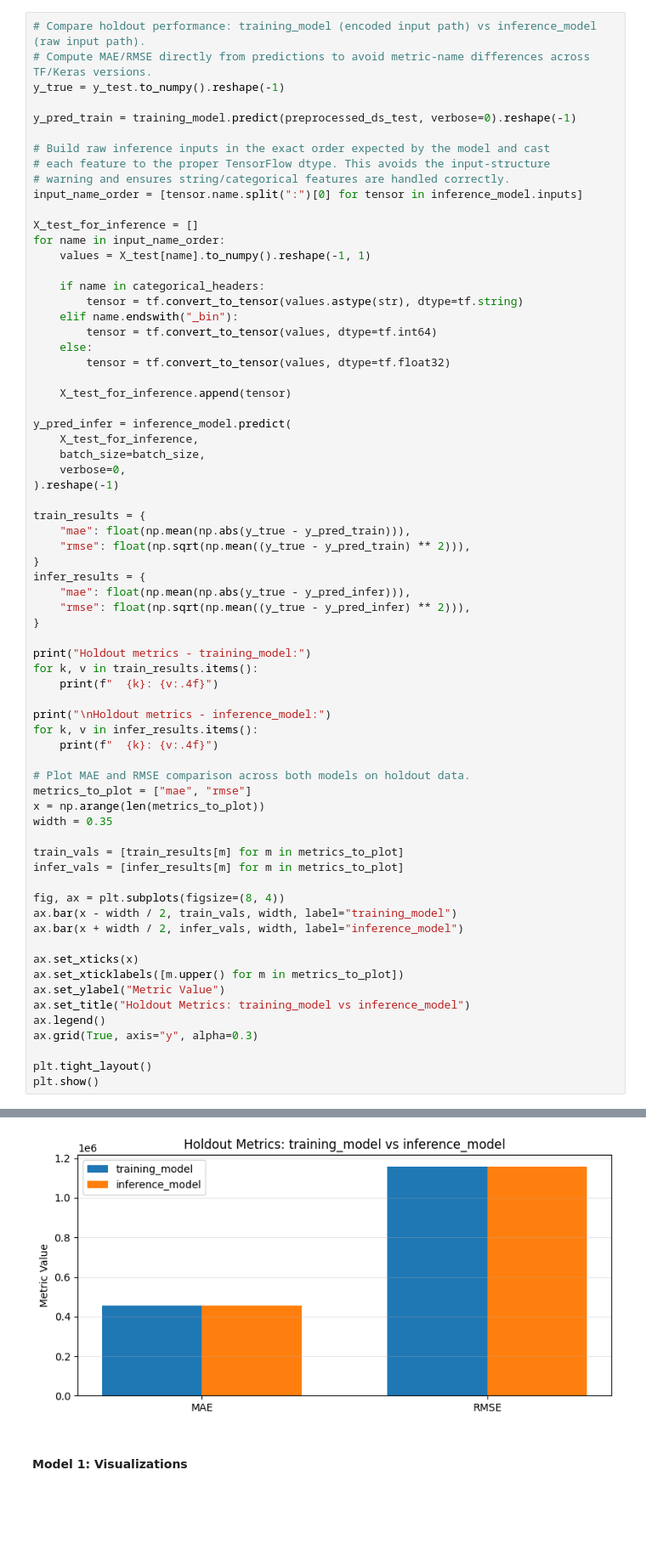
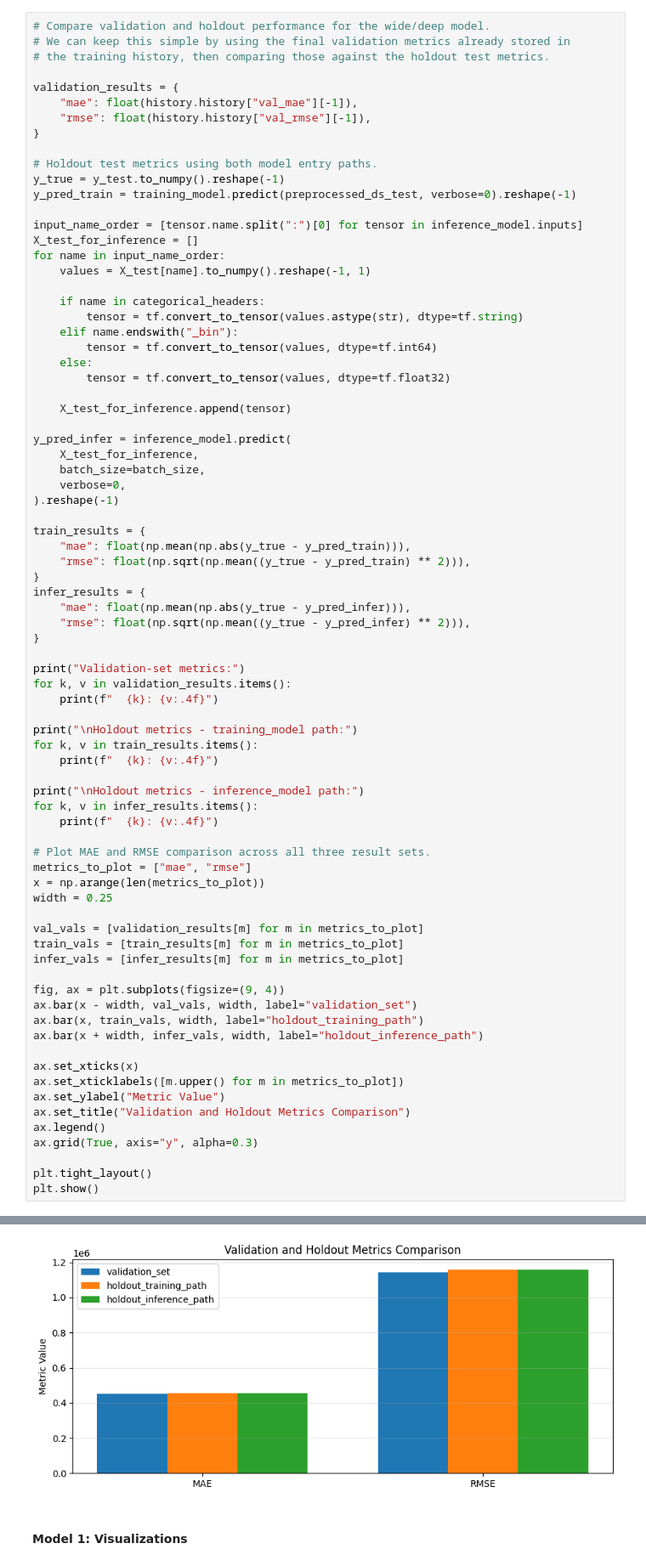
Before and after one commit to kdmatsson/CS-7324-Machine-Learning-in-Python, a Jupyter notebook: Lab_5_Folder/Lab_5.ipynb, the cells around one changed output, grey strips where cells are left out. Shown at 85% size. Cells and saved outputs as stored; diff of their text form; blank space fills up the shorter version.

```diff
--- a/Lab_5_Folder/Lab_5.ipynb
+++ b/Lab_5_Folder/Lab_5.ipynb
@@ -934,17 +946,20 @@ plt.show()
 # %% [output]
 [figure]
 # %%
-# Compare holdout performance: training_model (encoded input path) vs inference_model (raw input path).
-# Compute MAE/RMSE directly from predictions to avoid metric-name differences across TF/Keras versions.
+# Compare validation and holdout performance for the wide/deep model.
+# We can keep this simple by using the final validation metrics already stored in
+# the training history, then comparing those against the holdout test metrics.
+
+validation_results = {
+    "mae": float(history.history["val_mae"][-1]),
+    "rmse": float(history.history["val_rmse"][-1]),
+}
+
+# Holdout test metrics using both model entry paths.
 y_true = y_test.to_numpy().reshape(-1)
-
 y_pred_train = training_model.predict(preprocessed_ds_test, verbose=0).reshape(-1)
 
-# Build raw inference inputs in the exact order expected by the model and cast
-# each feature to the proper TensorFlow dtype. This avoids the input-structure
-# warning and ensures string/categorical features are handled correctly.
 input_name_order = [tensor.name.split(":")[0] for tensor in inference_model.inputs]
-
 X_test_for_inference = []
 for name in input_name_order:
     values = X_test[name].to_numpy().reshape(-1, 1)
@@ -973,30 +988,36 @@ infer_results = {
     "rmse": float(np.sqrt(np.mean((y_true - y_pred_infer) ** 2))),
 }
 
-print("Holdout metrics - training_model:")
+print("Validation-set metrics:")
+for k, v in validation_results.items():
+    print(f"  {k}: {v:.4f}")
+
+print("\nHoldout metrics - training_model path:")
 for k, v in train_results.items():
     print(f"  {k}: {v:.4f}")
 
-print("\nHoldout metrics - inference_model:")
+print("\nHoldout metrics - inference_model path:")
 for k, v in infer_results.items():
     print(f"  {k}: {v:.4f}")
 
-# Plot MAE and RMSE comparison across both models on holdout data.
+# Plot MAE and RMSE comparison across all three result sets.
 metrics_to_plot = ["mae", "rmse"]
 x = np.arange(len(metrics_to_plot))
-width = 0.35
+width = 0.25
 
+val_vals = [validation_results[m] for m in metrics_to_plot]
 train_vals = [train_results[m] for m in metrics_to_plot]
 infer_vals = [infer_results[m] for m in metrics_to_plot]
 
-fig, ax = plt.subplots(figsize=(8, 4))
-ax.bar(x - width / 2, train_vals, width, label="training_model")
-ax.bar(x + width / 2, infer_vals, width, label="inference_model")
+fig, ax = plt.subplots(figsize=(9, 4))
+ax.bar(x - width, val_vals, width, label="validation_set")
+ax.bar(x, train_vals, width, label="holdout_training_path")
+ax.bar(x + width, infer_vals, width, label="holdout_inference_path")
 
 ax.set_xticks(x)
 ax.set_xticklabels([m.upper() for m in metrics_to_plot])
 ax.set_ylabel("Metric Value")
-ax.set_title("Holdout Metrics: training_model vs inference_model")
+ax.set_title("Validation and Holdout Metrics Comparison")
 ax.legend()
 ax.grid(True, axis="y", alpha=0.3)
 
@@ -1011,6 +1036,6 @@ Holdout metrics - inference_model:
   mae: 456960.1250
   rmse: 1158565.8750
-[figure, old version]
+[figure, new version]
 # %% [markdown]
 #### Model 1: Visualizations
 # %%
```
Also changed, not shown: parts of 32 cells of this notebook.
